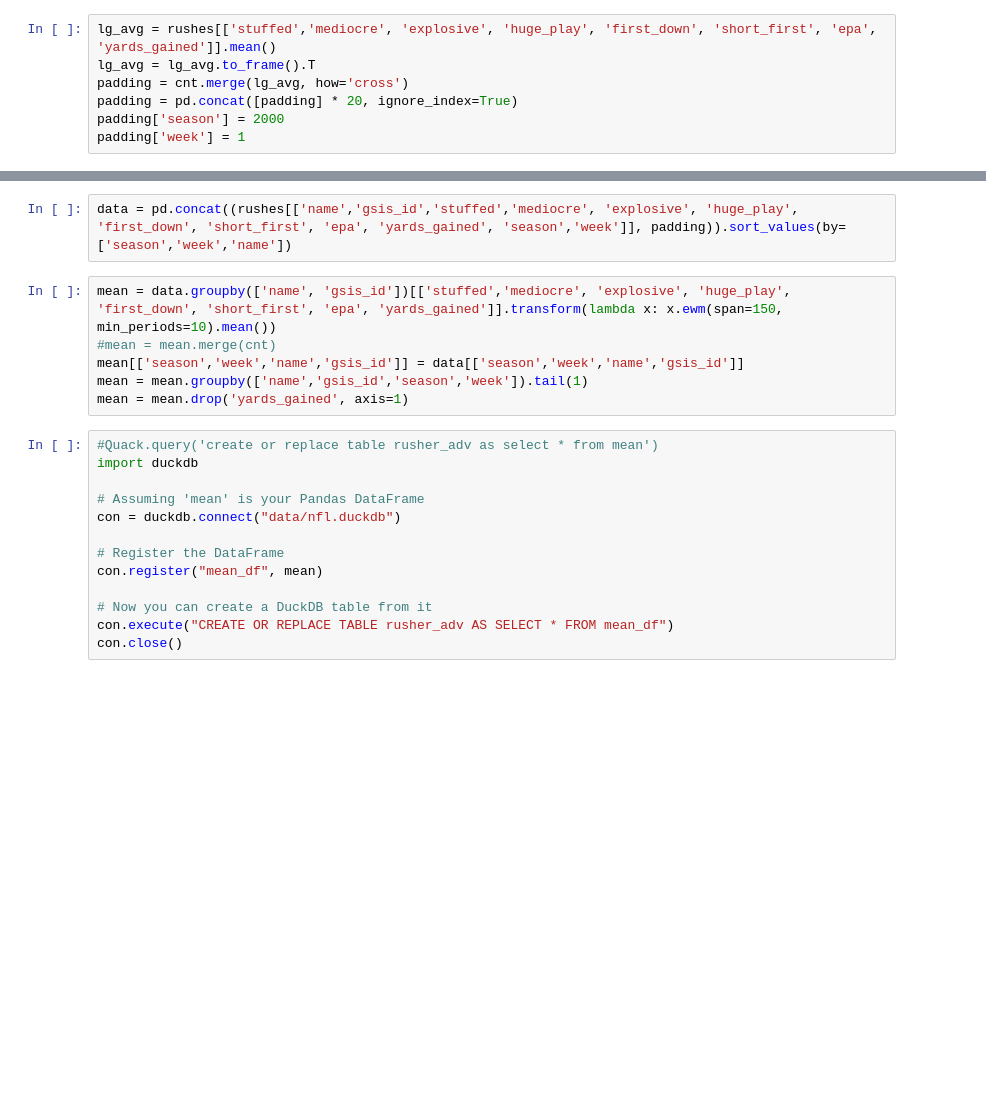
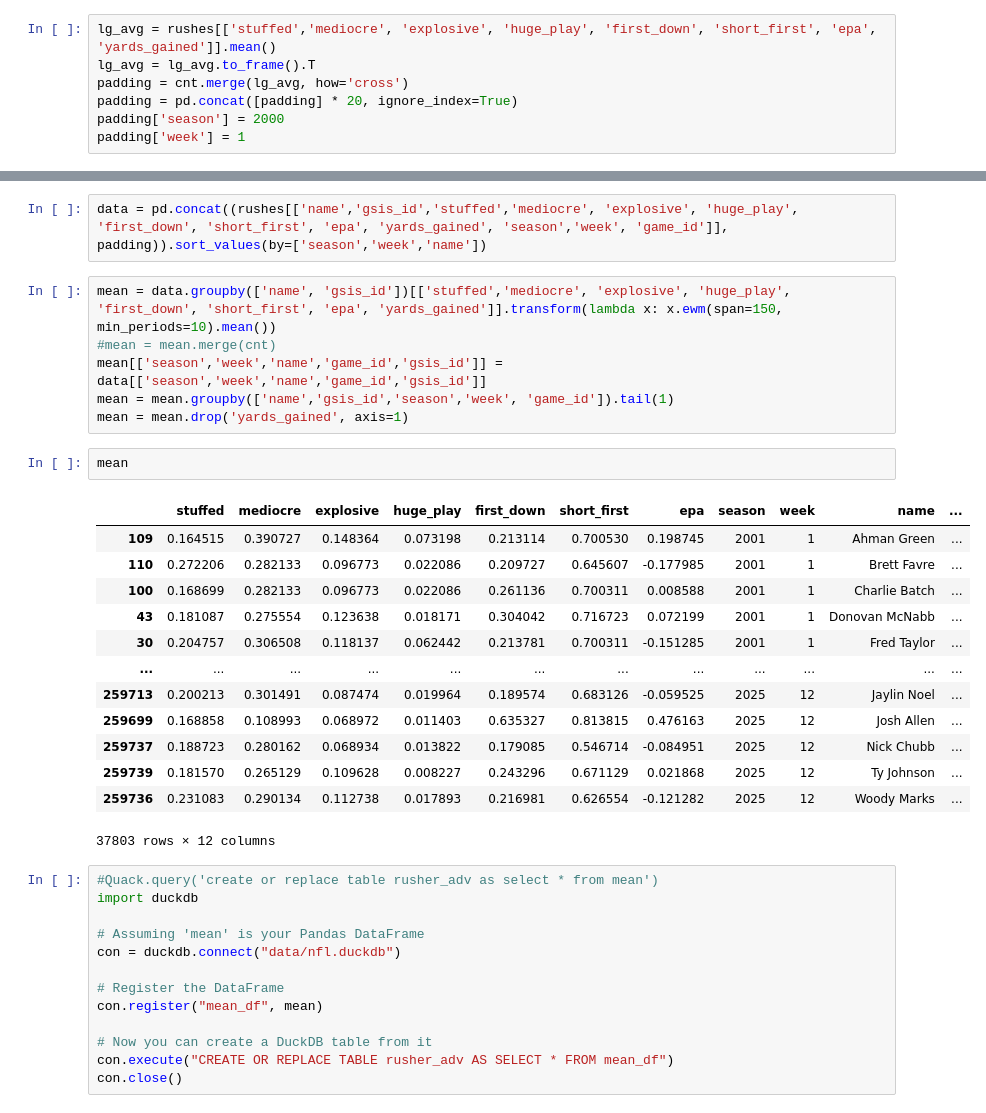
Before and after one commit to sharedw/NFL_sim, a Jupyter notebook: notebooks/train_models/rusher_features.ipynb, the cells around one changed output, grey strips where cells are left out. Cells and saved outputs as stored; diff of their text form; blank space fills up the shorter version.

```diff
--- a/notebooks/train_models/rusher_features.ipynb
+++ b/notebooks/train_models/rusher_features.ipynb
@@ -101,11 +101,27 @@ lg_avg
 # %%
-data = pd.concat((rushes[['name','gsis_id','stuffed','mediocre', 'explosive', 'huge_play', 'first_down', 'short_first', 'epa', 'yards_gained', 'season','week']], padding)).sort_values(by=['season','week','name'])
+data = pd.concat((rushes[['name','gsis_id','stuffed','mediocre', 'explosive', 'huge_play', 'first_down', 'short_first', 'epa', 'yards_gained', 'season','week', 'game_id']], padding)).sort_values(by=['season','week','name'])
 # %%
 mean = data.groupby(['name', 'gsis_id'])[['stuffed','mediocre', 'explosive', 'huge_play', 'first_down', 'short_first', 'epa', 'yards_gained']].transform(lambda x: x.ewm(span=150, min_periods=10).mean())
 #mean = mean.merge(cnt)
-mean[['season','week','name','gsis_id']] = data[['season','week','name','gsis_id']]
-mean = mean.groupby(['name','gsis_id','season','week']).tail(1)
+mean[['season','week','name','game_id','gsis_id']] = data[['season','week','name','game_id','gsis_id']]
+mean = mean.groupby(['name','gsis_id','season','week', 'game_id']).tail(1)
 mean = mean.drop('yards_gained', axis=1)
+# %%
+mean
+# %% [output]
+|  | stuffed | mediocre | explosive | huge_play | first_down | short_first | epa | season | week | name | ... |
+| 109 | 0.164515 | 0.390727 | 0.148364 | 0.073198 | 0.213114 | 0.700530 | 0.198745 | 2001 | 1 | Ahman Green | ... |
+| 110 | 0.272206 | 0.282133 | 0.096773 | 0.022086 | 0.209727 | 0.645607 | -0.177985 | 2001 | 1 | Brett Favre | ... |
+| 100 | 0.168699 | 0.282133 | 0.096773 | 0.022086 | 0.261136 | 0.700311 | 0.008588 | 2001 | 1 | Charlie Batch | ... |
+| 43 | 0.181087 | 0.275554 | 0.123638 | 0.018171 | 0.304042 | 0.716723 | 0.072199 | 2001 | 1 | Donovan McNabb | ... |
+| 30 | 0.204757 | 0.306508 | 0.118137 | 0.062442 | 0.213781 | 0.700311 | -0.151285 | 2001 | 1 | Fred Taylor | ... |
+| ... | ... | ... | ... | ... | ... | ... | ... | ... | ... | ... | ... |
+| 259713 | 0.200213 | 0.301491 | 0.087474 | 0.019964 | 0.189574 | 0.683126 | -0.059525 | 2025 | 12 | Jaylin Noel | ... |
+| 259699 | 0.168858 | 0.108993 | 0.068972 | 0.011403 | 0.635327 | 0.813815 | 0.476163 | 2025 | 12 | Josh Allen | ... |
+| 259737 | 0.188723 | 0.280162 | 0.068934 | 0.013822 | 0.179085 | 0.546714 | -0.084951 | 2025 | 12 | Nick Chubb | ... |
+| 259739 | 0.181570 | 0.265129 | 0.109628 | 0.008227 | 0.243296 | 0.671129 | 0.021868 | 2025 | 12 | Ty Johnson | ... |
+| 259736 | 0.231083 | 0.290134 | 0.112738 | 0.017893 | 0.216981 | 0.626554 | -0.121282 | 2025 | 12 | Woody Marks | ... |
+37803 rows × 12 columns
 # %%
 #Quack.query('create or replace table rusher_adv as select * from mean')
 import duckdb
```
Also changed, not shown: parts of 9 cells of this notebook, 7 other files.
